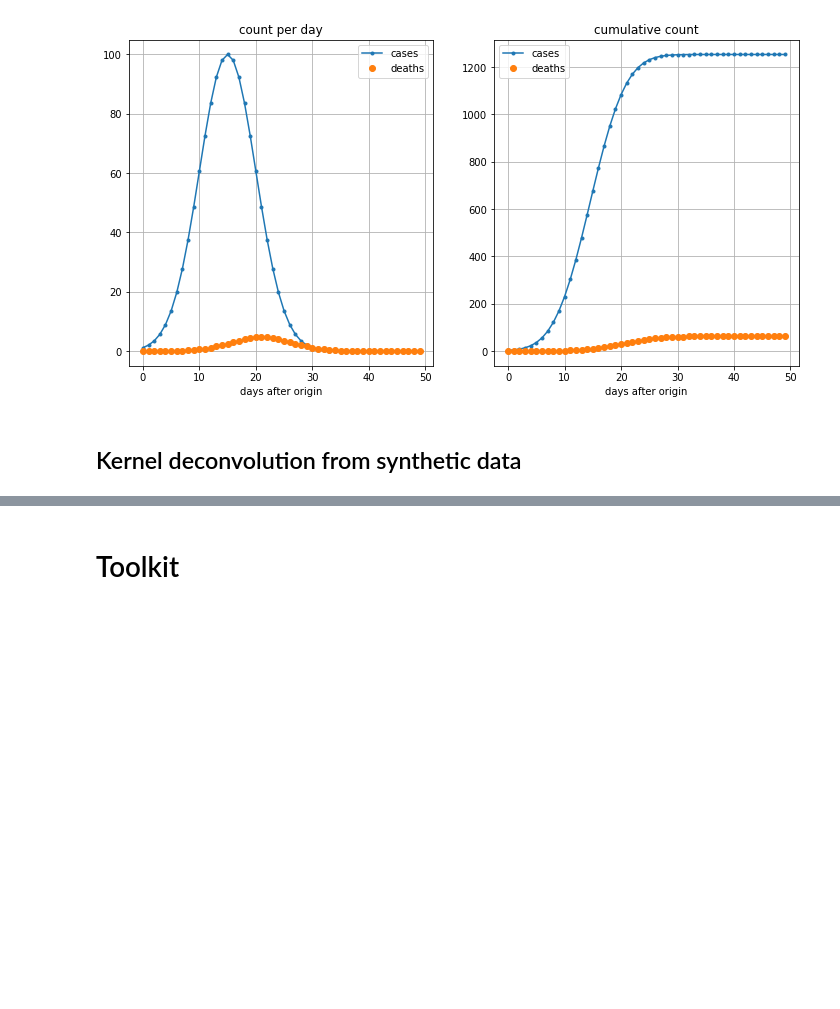
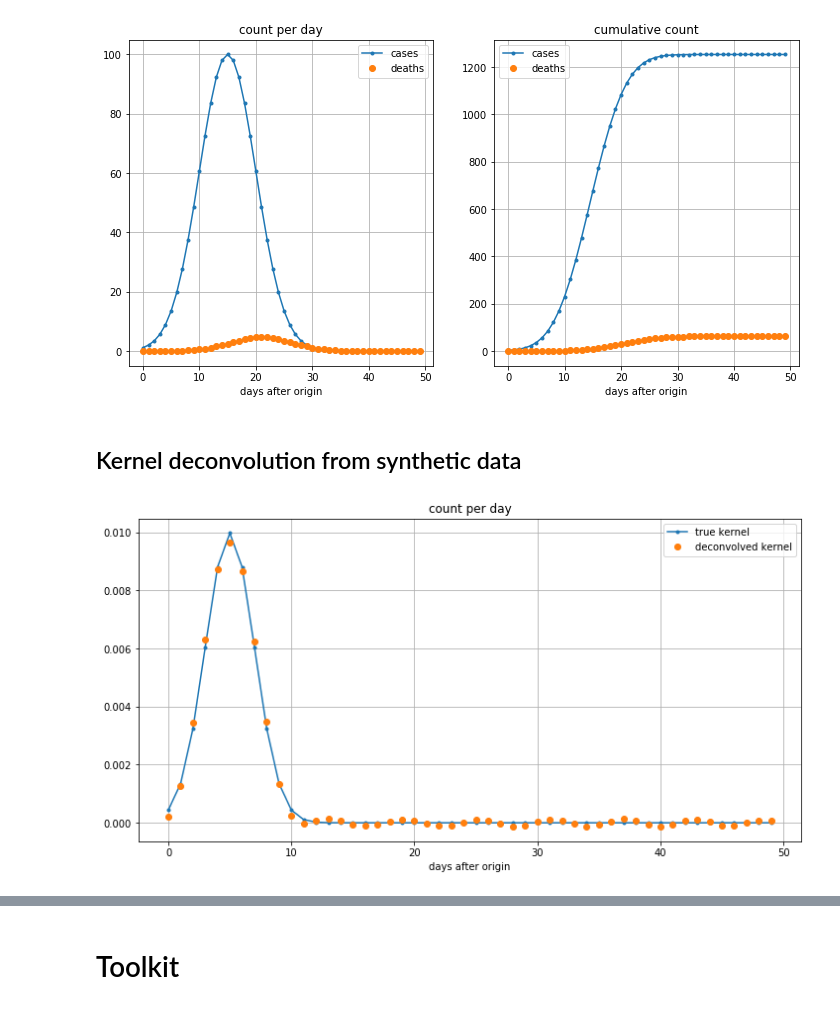
Before and after one commit to fredericpoitevin/tseries-deconvolution, a Jupyter notebook: Deconvolution_of_Michael_coronavirus_data.ipynb, the cells around one changed output, grey strips where cells are left out. Drawn from its saved outputs; the diff is of its cells as text; code cells hidden in the pictures; blank space fills up the shorter version.

```diff
--- a/Deconvolution_of_Michael_coronavirus_data.ipynb
+++ b/Deconvolution_of_Michael_coronavirus_data.ipynb
@@ -39,3 +39,8 @@ display(ndays, c=cases, d=deaths, labels=['cases','deaths'])
 [figure]
 # %% [markdown]
 ## Kernel deconvolution from synthetic data
+# %%
+kernel_deconvolved = wiener_deconvolution(ndays, c=cases, d=deaths, nsr=1e-7)
+display(ndays, c=kernel, d=kernel_deconvolved, labels=['true kernel','deconvolved kernel'], show_cumul=False)
+# %% [output]
+[figure, added]
```
Also changed, not shown: parts of 8 cells of this notebook.
